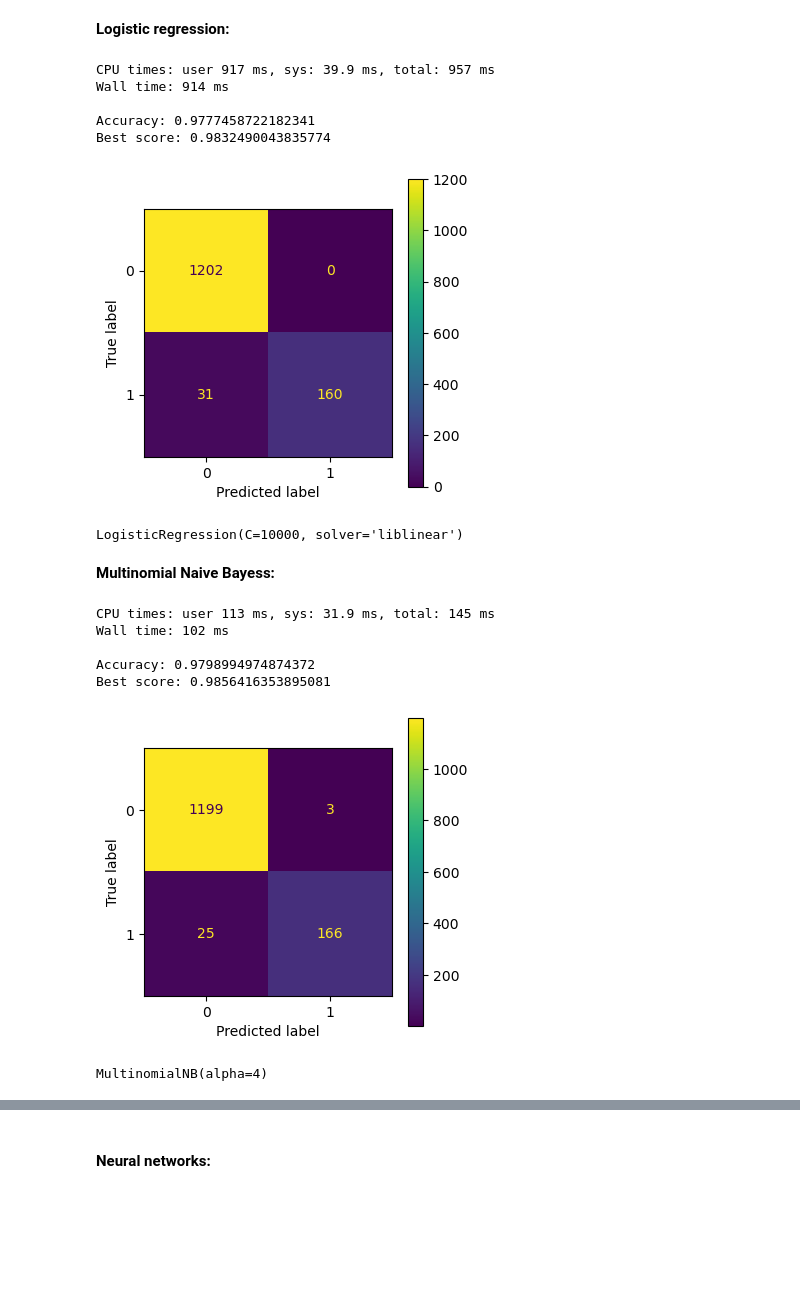
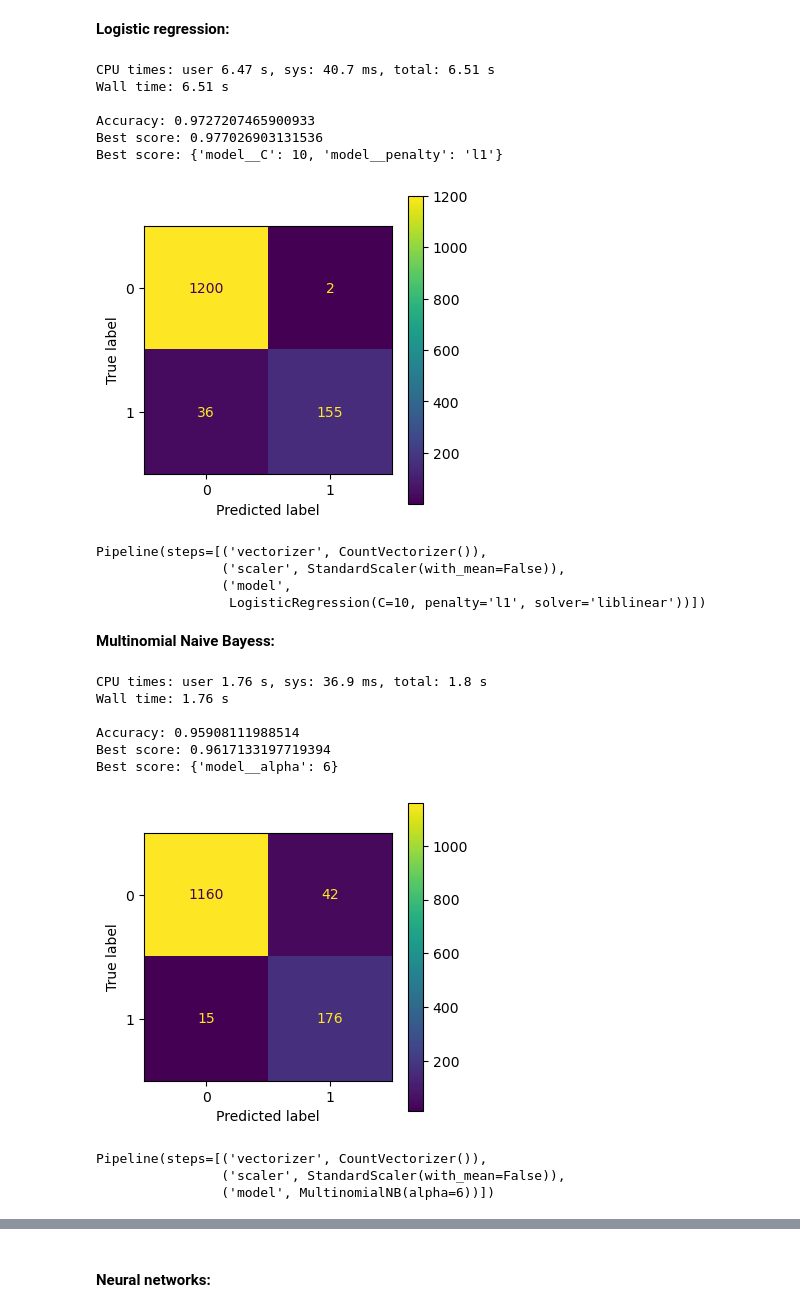
Before and after one commit to marek-ciazynski/podstawy_sztucznej_inteligencji, a Jupyter notebook: proj/PSI-projekt.ipynb, the cells around one changed output, grey strips where cells are left out. Saved outputs shown, nothing was run; the diff lists cells and outputs as text; code cells hidden in the pictures; blank space fills up the shorter version.

```diff
--- a/proj/PSI-projekt.ipynb
+++ b/proj/PSI-projekt.ipynb
@@ -214,12 +222,12 @@ print(X_train.shape, X_test.shape)
 # %% [output]
 (4179,) (1393,)
 # %%
-vectorizer = CountVectorizer()
+count_vectorizer = CountVectorizer()
 # vectorizer = CountVectorizer(ngram_range=(1, 2), token_pattern=r"\b\w+\b", min_df=1)
 # vectorizer = CountVectorizer(analyzer='char_wb', ngram_range=(2, 2))
 
-X_train_vectorized = vectorizer.fit_transform(X_train)
-X_test_vectorized = vectorizer.transform(X_test)
+X_train_vectorized = count_vectorizer.fit_transform(X_train)
+X_test_vectorized = count_vectorizer.transform(X_test)
 # %% [markdown]
 ### Models
 
@@ -236,16 +244,20 @@ plt.rcParams['figure.figsize'] = [4, 4]
 kfold = KFold(n_splits=5)
 
 trained_models = []
-_trained_models_columns = ['Model', 'Accuracy', 'Precision', 'Recall']
+_trained_models_columns = ['Name', 'Accuracy', 'Precision', 'Recall', 'model']
 
-def train_model(model, params_grid, hidden=False):
-    pipe = Pipeline()
+def train_model(model, params_grid, name=None, vectorizer=count_vectorizer, scaler=StandardScaler(with_mean=False), hidden=False):
+    pipe = Pipeline([
+        ('vectorizer', vectorizer),
+        ('scaler', scaler),
+        ('model', model),
+    ])
 
-    grid = GridSearchCV(model, params_grid, cv=kfold, refit=True, return_train_score=True)
+    grid = GridSearchCV(pipe, params_grid, cv=kfold, refit=True, return_train_score=True)
 
-    %time grid.fit(X_train_vectorized, y_train)
+    %time grid.fit(X_train, y_train)
 
-    y_pred = grid.predict(X_test_vectorized)
+    y_pred = grid.predict(X_test)
 
     acc = metrics.accuracy_score(y_test, y_pred)
     precision = metrics.precision_score(y_test, y_pred)
@@ -253,9 +265,12 @@ def train_model(model, params_grid, hidden=False):
 
     print("\nAccuracy:", acc)
     print("Best score:", grid.best_score_)
+    print("Best score:", grid.best_params_)
 
     if not hidden:
-        trained_models.append([grid.best_estimator_, acc, precision, recall])
+        if name is None:
+            name = str(model)
+        trained_models.append([name, acc, precision, recall, grid.best_estimator_['model']])
 
         cm = metrics.confusion_matrix(y_test, y_pred)
         metrics.ConfusionMatrixDisplay(confusion_matrix=cm).plot()
@@ -263,10 +278,17 @@ def train_model(model, params_grid, hidden=False):
 
     return grid.best_estimator_
 
-def train_simple(model):
+def train_model_simple(model, name):
     %time model.fit(X_train_vectorized, y_train)
     y_pred = model.predict(X_test_vectorized)
+    acc = metrics.accuracy_score(y_test, y_pred)
+    precision = metrics.precision_score(y_test, y_pred)
+    recall = metrics.recall_score(y_test, y_pred)
+    trained_models.append([name, acc, precision, recall, model])
     print("\nAccuracy:", metrics.accuracy_score(y_test, y_pred))
+    cm = metrics.confusion_matrix(y_test, y_pred)
+    metrics.ConfusionMatrixDisplay(confusion_matrix=cm).plot()
+    plt.show()
     return model
 
 def get_trained_models_df():
@@ -322,31 +354,38 @@ SVC(C=1, kernel='linear')
 from sklearn.linear_model import LogisticRegression
 
 # train_simple(LogisticRegression())
-train_model(LogisticRegression(solver="liblinear"), {
-    "penalty": ['l1', 'l2'],
-    "C": list(map(lambda x: 10**x, range(-2,10))),
+train_model(LogisticRegression(solver="liblinear"), name="Logistic regression", params_grid={
+    "model__penalty": ['l1', 'l2'],
+    "model__C": list(map(lambda x: 10**x, range(-2,10))),
 })
 # %% [output]
-CPU times: user 917 ms, sys: 39.9 ms, total: 957 ms
-Wall time: 914 ms
+CPU times: user 6.47 s, sys: 40.7 ms, total: 6.51 s
+Wall time: 6.51 s
 
-Accuracy: 0.9777458722182341
-Best score: 0.9832490043835774
+Accuracy: 0.9727207465900933
+Best score: 0.977026903131536
+Best score: {'model__C': 10, 'model__penalty': 'l1'}
-[figure, old version]
+[figure, new version]
-LogisticRegression(C=10000, solver='liblinear')
+Pipeline(steps=[('vectorizer', CountVectorizer()),
+                ('scaler', StandardScaler(with_mean=False)),
+                ('model',
+                 LogisticRegression(C=10, penalty='l1', solver='liblinear'))])
 # %% [markdown]
 **Multinomial Naive Bayess:**
 # %%
 from sklearn.naive_bayes import MultinomialNB
 
-train_model(MultinomialNB(), {
-    "alpha": range(1,10),
+train_model(MultinomialNB(), name="MultinomialNB", params_grid={
+    "model__alpha": range(1,10),
 })
 # %% [output]
-CPU times: user 113 ms, sys: 31.9 ms, total: 145 ms
-Wall time: 102 ms
+CPU times: user 1.76 s, sys: 36.9 ms, total: 1.8 s
+Wall time: 1.76 s
 
-Accuracy: 0.9798994974874372
-Best score: 0.9856416353895081
+Accuracy: 0.95908111988514
+Best score: 0.9617133197719394
+Best score: {'model__alpha': 6}
-[figure, old version]
+[figure, new version]
-MultinomialNB(alpha=4)
+Pipeline(steps=[('vectorizer', CountVectorizer()),
+                ('scaler', StandardScaler(with_mean=False)),
+                ('model', MultinomialNB(alpha=6))])
```
Also changed, not shown: parts of 37 cells of this notebook.
